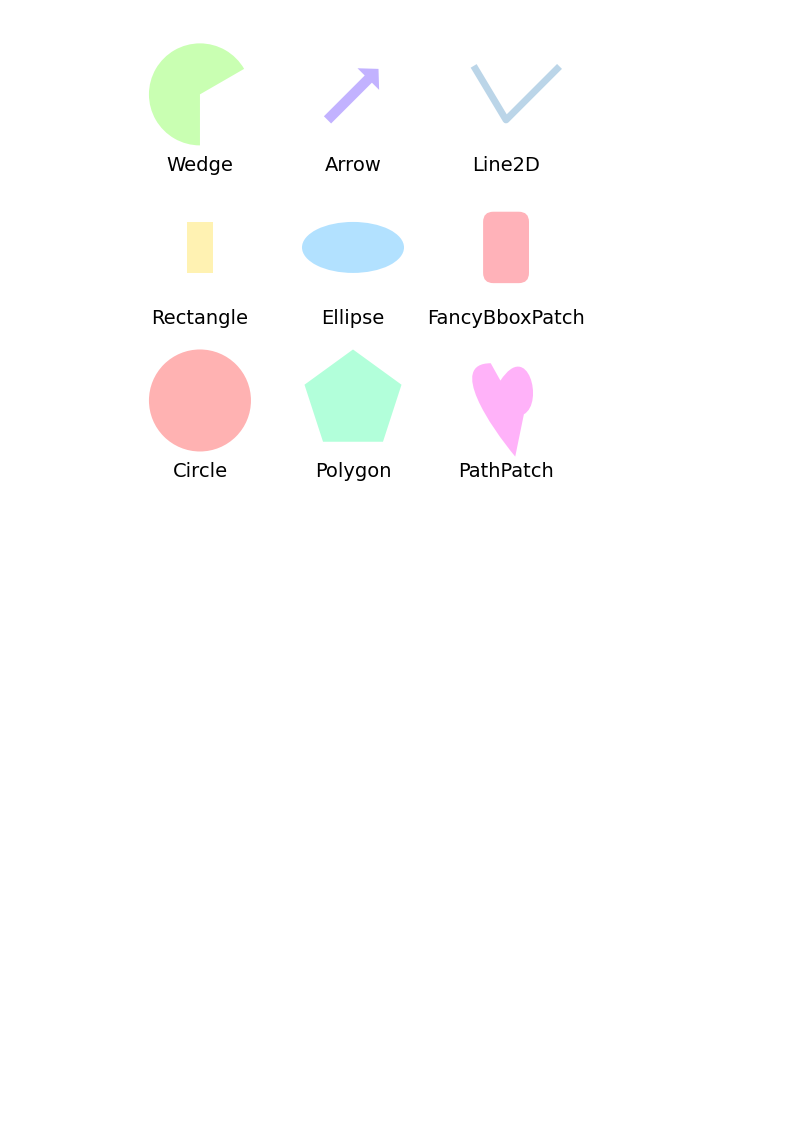
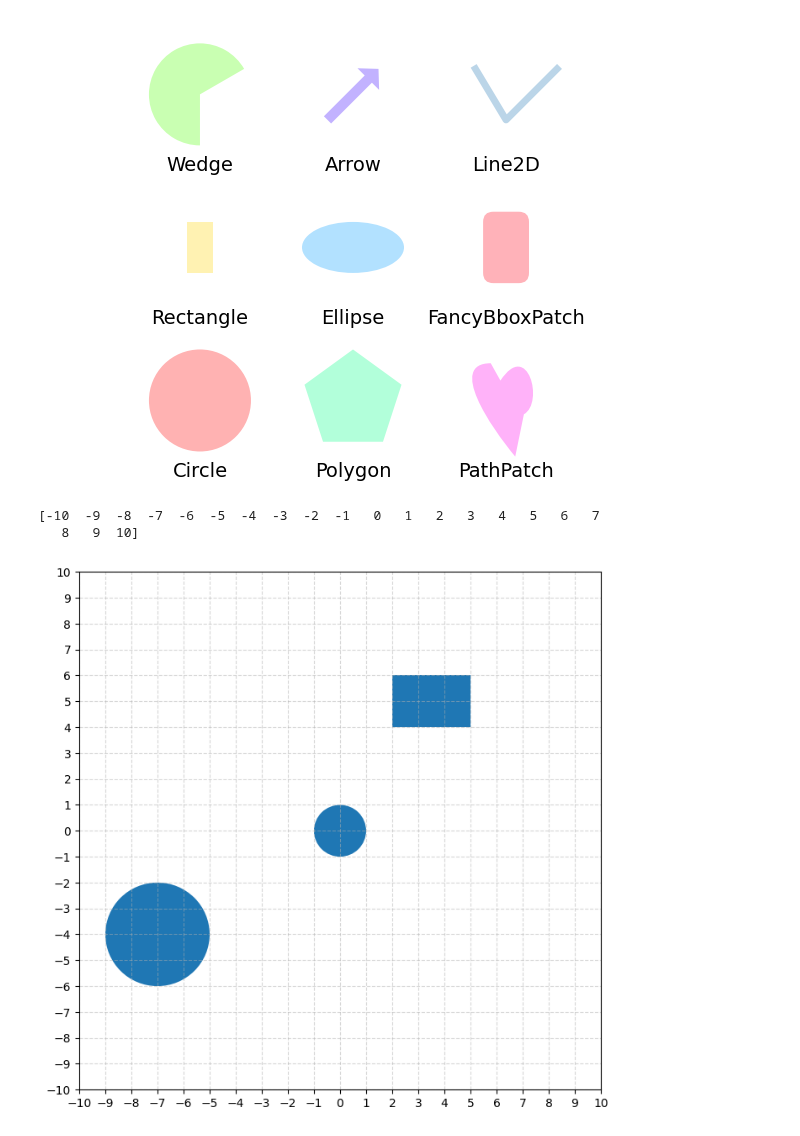
Before and after one commit to Razjoh/Python-Rasmus-Johansson, a Jupyter notebook: test.ipynb, the cells around one changed output. Saved outputs shown, nothing was run; the diff lists cells and outputs as text; code cells hidden in the pictures; blank space fills up the shorter version.

```diff
--- a/test.ipynb
+++ b/test.ipynb
@@ -194,3 +194,26 @@ plt.tight_layout()
 plt.show()
 # %% [output]
 [figure]
+# %%
+fig, ax = plt.subplots(figsize=(8,8))
+
+plot_size = np.arange(-10,11,1)
+print(plot_size)
+
+circle1 = mpatches.Circle((0,0),1)
+circle2 = mpatches.Circle((-7,-4),2)
+ax.add_patch(circle1)
+ax.add_patch(circle2)
+
+rectangle = mpatches.Rectangle((2,4), 3, 2)
+ax.add_patch(rectangle)
+
+ax.set_xticks(plot_size)
+ax.set_yticks(plot_size)
+plt.axis([plot_size[0],plot_size[-1],plot_size[0],plot_size[-1]])
+plt.grid(linestyle='--', alpha=0.5)
+plt.show()
+# %% [output]
+[-10  -9  -8  -7  -6  -5  -4  -3  -2  -1   0   1   2   3   4   5   6   7
+   8   9  10]
+[figure, added]
```
